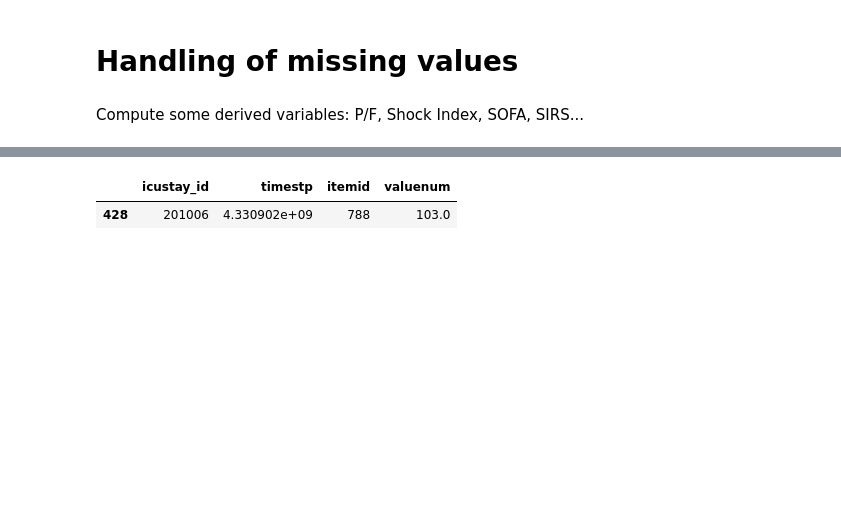
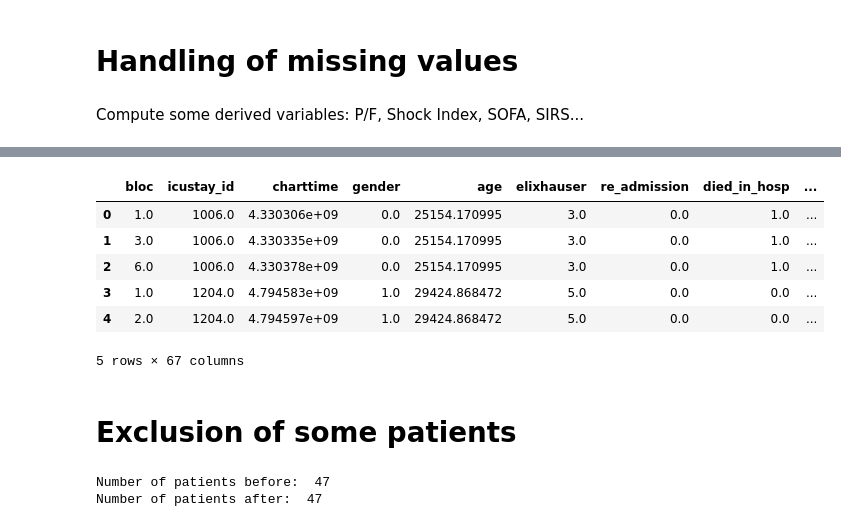
Before and after one commit to faaizT/AI_Clinician, a Jupyter notebook: AIClinician_sepsis3_def.ipynb, the cells around one changed output, grey strips where cells are left out. Saved outputs shown, nothing was run; the diff lists cells and outputs as text; code cells hidden in the pictures; blank space fills up the shorter version.

```diff
--- a/AIClinician_sepsis3_def.ipynb
+++ b/AIClinician_sepsis3_def.ipynb
@@ -573,3 +672,5 @@ reformat4['PaO2_FiO2'] = reformat4['paO2']/reformat4['FiO2_1']
 
 # re-compute SHOCK INDEX without NaN and Inf
 reformat4['Shock_Index'] = reformat4['HR']/reformat4['SysBP']
+reformat4.replace([np.inf, -np.inf], np.nan, inplace=True)
+reformat4['Shock_Index'] = reformat4['Shock_Index'].fillna(reformat4['Shock_Index'].mean())
@@ -710,5 +676,0 @@ labU1.loc[(labU1['icustay_id']==201006) & (labU1['valuenum']==103.0)]
-# %%
-lab_ce.loc[[428]]
-# %% [output]
-|  | icustay_id | timestp | itemid | valuenum |
-| 428 | 201006 | 4.330902e+09 | 788 | 103.0 |
@@ -714,0 +751,63 @@ lab_ce.loc[[428]]
+# %%
+def sofa_score(row):
+    return score_pf(row) + score_plt(row) + score_tot_bili(row) + score_bp_vp(row) + score_gcs(row) + score_cr_uo(row)
+# %%
+for index, row in reformat4.iterrows():
+    sofa = sofa_score(row)
+    reformat4.at[index, 'SOFA'] = sofa
+# %%
+# SIRS - at each timepoint
+reformat4['SIRS'] = ((reformat4['Temp_C']>=38) | (reformat4['Temp_C']<=36)).astype('int32') +\
+(reformat4['HR']>90).astype('int32') +\
+((reformat4['RR']>=20)|(reformat4['paCO2']<=32)).astype('int32') +\
+((reformat4['WBC_count']>=12)|(reformat4['WBC_count']<4)).astype('int32')
+#) + int(reformat4['Temp_C']<=38)
+# %%
+reformat4.head()
+# %% [output]
+|  | bloc | icustay_id | charttime | gender | age | elixhauser | re_admission | died_in_hosp | ... |
+| 0 | 1.0 | 1006.0 | 4.330306e+09 | 0.0 | 25154.170995 | 3.0 | 0.0 | 1.0 | ... |
+| 1 | 3.0 | 1006.0 | 4.330335e+09 | 0.0 | 25154.170995 | 3.0 | 0.0 | 1.0 | ... |
+| 2 | 6.0 | 1006.0 | 4.330378e+09 | 0.0 | 25154.170995 | 3.0 | 0.0 | 1.0 | ... |
+| 3 | 1.0 | 1204.0 | 4.794583e+09 | 1.0 | 29424.868472 | 5.0 | 0.0 | 0.0 | ... |
+| 4 | 2.0 | 1204.0 | 4.794597e+09 | 1.0 | 29424.868472 | 5.0 | 0.0 | 0.0 | ... |
+5 rows × 67 columns
+# %% [markdown]
+# Exclusion of some patients
+# %%
+patients = reformat4['icustay_id'].unique()
+print('Number of patients before: ', len(patients))
+
+# check for patients with extreme UO = outliers = to be deleted (>40 litres of UO per 4h!!)
+outliers = set(reformat4.loc[reformat4['output_4hourly'] > 40000, 'icustay_id'])
+
+# some have bili = 999999
+outliers = outliers.union(reformat4.loc[reformat4['Total_bili'] > 10000, 'icustay_id'])
+
+# check for patients with extreme INTAKE = outliers = to be deleted (>10 litres of intake per 4h!!)
+outliers = outliers.union(reformat4.loc[reformat4['input_4hourly'] > 10000, 'icustay_id'])
+
+#### exclude early deaths from possible withdrawals ####
+a = reformat4[['icustay_id', 'mortality_90d', 'max_dose_vaso', 'SOFA']]
+e = []
+for id_ in patients:
+    if a.loc[a['icustay_id'] == id_, 'mortality_90d'].max() == 1:
+        total_blocs = (reformat4['icustay_id']==id_).sum()
+        max_vaso = reformat4.loc[reformat4['icustay_id']==id_, 'max_dose_vaso'].max()
+        max_sofa = reformat4.loc[reformat4['icustay_id']==id_, 'SOFA'].max()
+        last_row = reformat4.loc[(reformat4['icustay_id'] == id_) & (reformat4['bloc'] == total_blocs-1)]
+        if max_vaso > 0.3 and ((last_row['max_dose_vaso']==0) & (last_row['SOFA'] >= max_sofa/2)).sum() > 0 and total_blocs<20:
+            outliers = outliers.union([id_])
+
+# exclude patients who died in ICU during data collection period
+outliers = outliers.union(reformat4.loc[(reformat4['bloc'] == 0) & (reformat4['died_within_48h_of_out_time']==1) & (reformat4['delay_end_of_record_and_discharge_or_death'] < 24), 'icustay_id'])
+
+for index, row in reformat4.iterrows():
+    if row['icustay_id'] in outliers:
+        reformat4.drop(labels=index, inplace=True)
+
+patients = reformat4['icustay_id'].unique()
+print('Number of patients after: ', len(patients))
+# %% [output]
+Number of patients before:  47
+Number of patients after:  47
```
Also changed, not shown: parts of 19 cells of this notebook.
